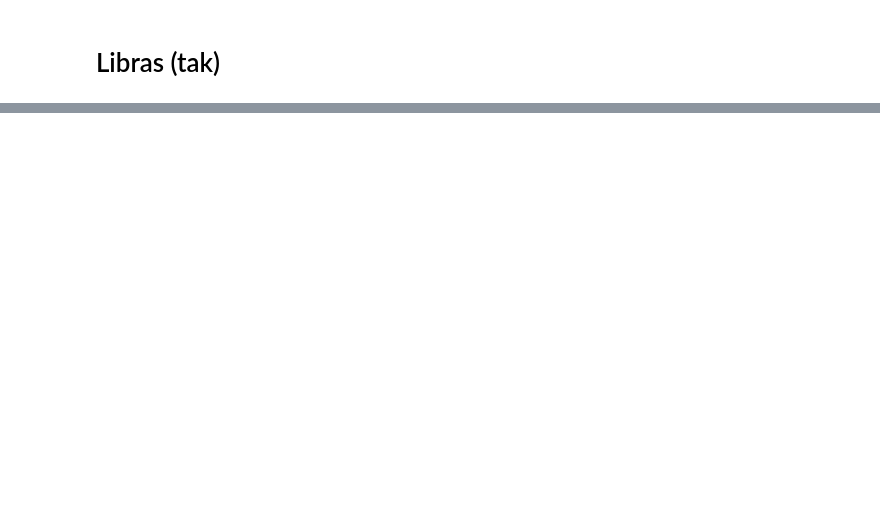
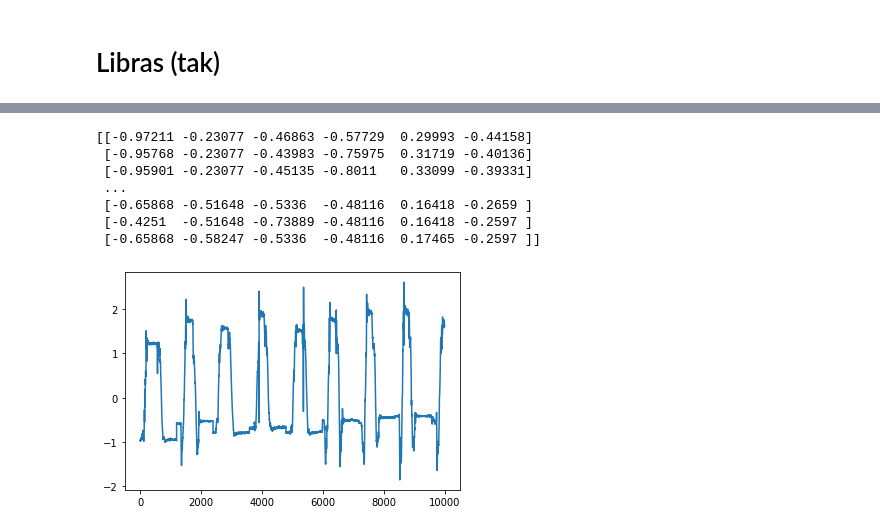
Before and after one commit to damjam212/TimeSeriesSegmentation, a Jupyter notebook: Data_segmentation.ipynb, the cells around one changed output, grey strips where cells are left out. Cells and saved outputs as stored; diff of their text form; code cells hidden in the pictures; blank space fills up the shorter version.

```diff
--- a/Data_segmentation.ipynb
+++ b/Data_segmentation.ipynb
@@ -1263,0 +1277,16 @@ eval
+# %%
+filepath = './datasets/Cricket/Cricket_TRAIN.arff'
+
+df = load_dataset_to_dataframe(filepath)
+
+print(len(df.iloc[0,0][0]))
+
+cricet_stacked,ch  = stack_time_series_randomly(df,False)
+cricet_stacked_ndarray = dataframe_to_ndarray(cricet_stacked)
+
+# #print(df.iloc[0,0][0])
+# print(heart_stacked_ndarray)
+print(cricet_stacked_ndarray.shape)
+
+# print(type(df.iloc[0,0][0]) == np.void)
+rpt.display(cricet_stacked_ndarray, ch)
@@ -1263,0 +1302,16 @@ eval
+# %%
+data = cricet_stacked_ndarray.astype(np.float64)
+data = data[:50000]
+# %%
+print(data)
+plt.plot(data[:10000,0])
+data = data[:,0]
+# %% [output]
+[[-0.97211 -0.23077 -0.46863 -0.57729  0.29993 -0.44158]
+ [-0.95768 -0.23077 -0.43983 -0.75975  0.31719 -0.40136]
+ [-0.95901 -0.23077 -0.45135 -0.8011   0.33099 -0.39331]
+ ...
+ [-0.65868 -0.51648 -0.5336  -0.48116  0.16418 -0.2659 ]
+ [-0.4251  -0.51648 -0.73889 -0.48116  0.16418 -0.2597 ]
+ [-0.65868 -0.58247 -0.5336  -0.48116  0.17465 -0.2597 ]]
+[figure, added]
```
Also changed, not shown: parts of 23 cells of this notebook, 1 other file.
